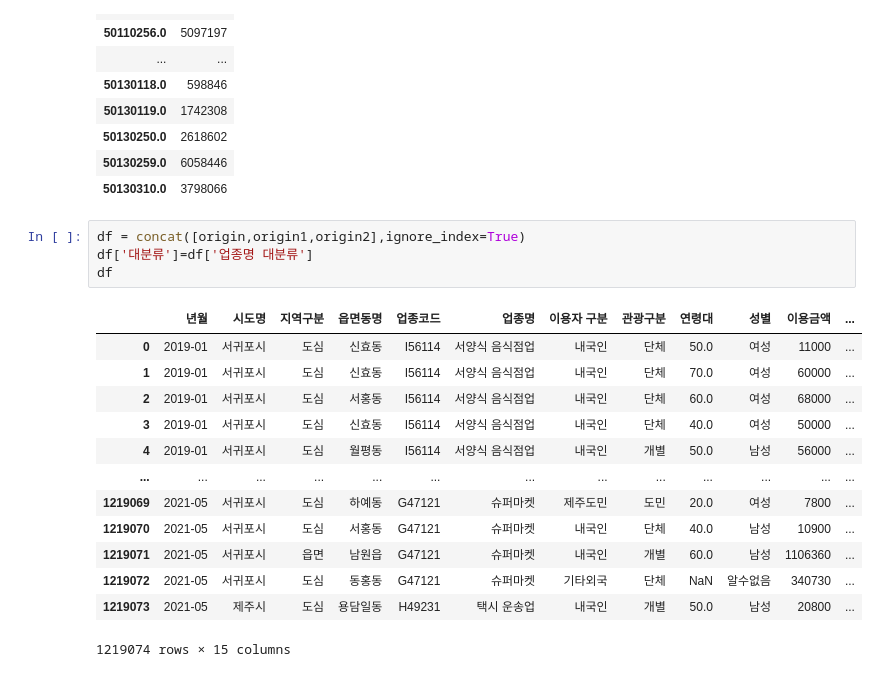
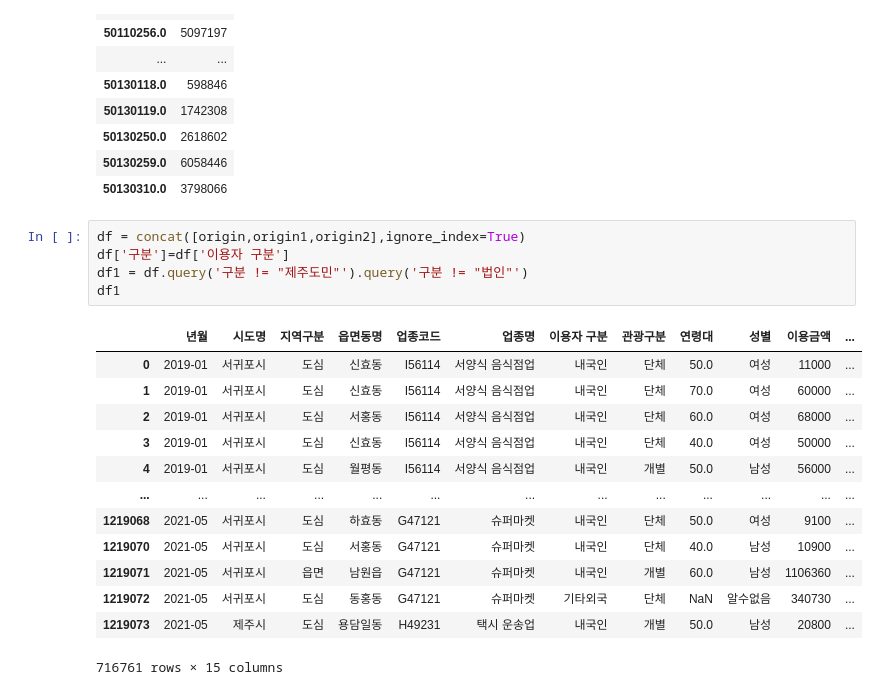
Before and after one commit to hyk2202/semi_project_2, a Jupyter notebook: Vscode/한열/read_csv.ipynb, the cells around one changed output. Cells and saved outputs as stored; diff of their text form.

```diff
--- a/Vscode/한열/read_csv.ipynb
+++ b/Vscode/한열/read_csv.ipynb
@@ -143,20 +151,21 @@ dataf_all.query('날짜 >= 2019.01')[['분류','관광객수']].groupby(['분류
 | 50130310.0 | 3798066 |
 # %%
 df = concat([origin,origin1,origin2],ignore_index=True)
-df['대분류']=df['업종명 대분류']
-df
+df['구분']=df['이용자 구분']
+df1 = df.query('구분 != "제주도민"').query('구분 != "법인"')
+df1
 # %% [output]
 |  | 년월 | 시도명 | 지역구분 | 읍면동명 | 업종코드 | 업종명 | 이용자 구분 | 관광구분 | 연령대 | 성별 | 이용금액 | ... |
 | 0 | 2019-01 | 서귀포시 | 도심 | 신효동 | I56114 | 서양식 음식점업 | 내국인 | 단체 | 50.0 | 여성 | 11000 | ... |
 | 1 | 2019-01 | 서귀포시 | 도심 | 신효동 | I56114 | 서양식 음식점업 | 내국인 | 단체 | 70.0 | 여성 | 60000 | ... |
 | 2 | 2019-01 | 서귀포시 | 도심 | 서홍동 | I56114 | 서양식 음식점업 | 내국인 | 단체 | 60.0 | 여성 | 68000 | ... |
 | 3 | 2019-01 | 서귀포시 | 도심 | 신효동 | I56114 | 서양식 음식점업 | 내국인 | 단체 | 40.0 | 여성 | 50000 | ... |
 | 4 | 2019-01 | 서귀포시 | 도심 | 월평동 | I56114 | 서양식 음식점업 | 내국인 | 개별 | 50.0 | 남성 | 56000 | ... |
 | ... | ... | ... | ... | ... | ... | ... | ... | ... | ... | ... | ... | ... |
-| 1219069 | 2021-05 | 서귀포시 | 도심 | 하예동 | G47121 | 슈퍼마켓 | 제주도민 | 도민 | 20.0 | 여성 | 7800 | ... |
+| 1219068 | 2021-05 | 서귀포시 | 도심 | 하효동 | G47121 | 슈퍼마켓 | 내국인 | 단체 | 50.0 | 여성 | 9100 | ... |
 | 1219070 | 2021-05 | 서귀포시 | 도심 | 서홍동 | G47121 | 슈퍼마켓 | 내국인 | 단체 | 40.0 | 남성 | 10900 | ... |
 | 1219071 | 2021-05 | 서귀포시 | 읍면 | 남원읍 | G47121 | 슈퍼마켓 | 내국인 | 개별 | 60.0 | 남성 | 1106360 | ... |
 | 1219072 | 2021-05 | 서귀포시 | 도심 | 동홍동 | G47121 | 슈퍼마켓 | 기타외국 | 단체 | NaN | 알수없음 | 340730 | ... |
 | 1219073 | 2021-05 | 제주시 | 도심 | 용담일동 | H49231 | 택시 운송업 | 내국인 | 개별 | 50.0 | 남성 | 20800 | ... |
-1219074 rows × 15 columns
+716761 rows × 15 columns
 # %%
```
Also changed, not shown: parts of 26 cells of this notebook, 19 other files.
